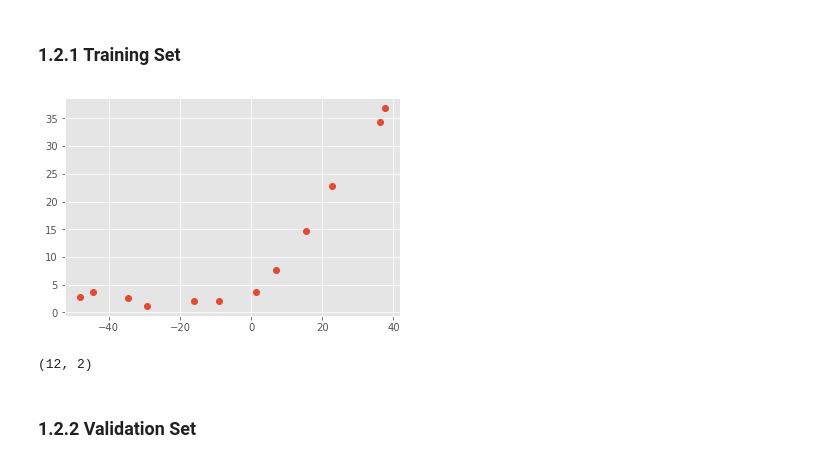
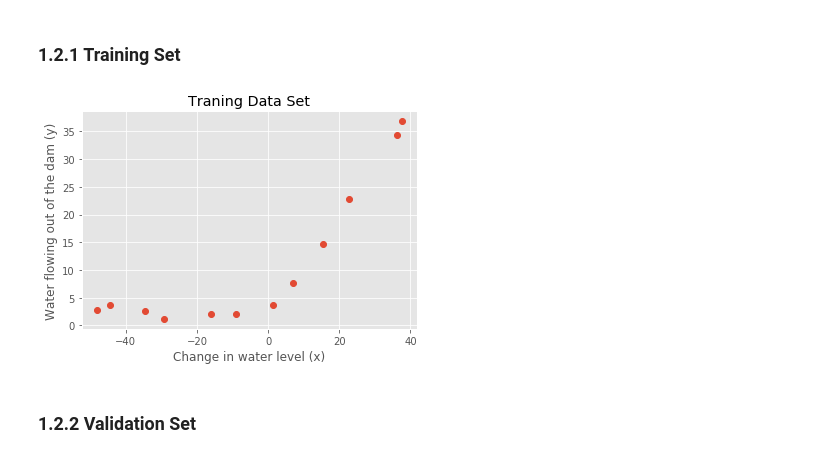
Before and after one commit to nikita-loik/andrew_ng_2_-python, a Jupyter notebook: 5_regularasedLinearRegression_biasVSvariance/regularisedLinearRegression_biasVSvariance.ipynb, the cells around one changed output. Saved outputs shown, nothing was run; the diff lists cells and outputs as text; code cells hidden in the pictures.

Commit message:
Add image

```diff
--- a/5_regularasedLinearRegression_biasVSvariance/regularisedLinearRegression_biasVSvariance.ipynb
+++ b/5_regularasedLinearRegression_biasVSvariance/regularisedLinearRegression_biasVSvariance.ipynb
@@ -83,11 +54,14 @@ pd.DataFrame(reshapeX(flattenX(X), sampleSize))
-# %%
-flatBeta, flatX, flaty = getData(pathToDataFile, 'X', 'y')
-beta, X, y = reshapeBetaXy(flatBeta, flatX, flaty, sampleSize)
-plt.plot(X[:,-1], y, 'o')
-plt.show()
-print (X.shape)
-# %% [output]
-[figure, removed]
-(12, 2)
+# %%
+def visualiseData(pathToDataFile, xLabel, yLabel, title):
+    data = loadmat(pathToDataFile)
+    plt.plot(data[xLabel], data[yLabel], 'o')
+    plt.xlabel("Change in water level (x)")
+    plt.ylabel("Water flowing out of the dam (y)")
+    plt.title(title)
+    return plt.show()
+# %%
+visualiseData(pathToDataFile, 'X', 'y', 'Traning Data Set')
+# %% [output]
+[figure, added]
 # %% [markdown]
 ### 1.2.2 Validation Set
```
Also changed, not shown: parts of 24 cells of this notebook, 2 other files.
